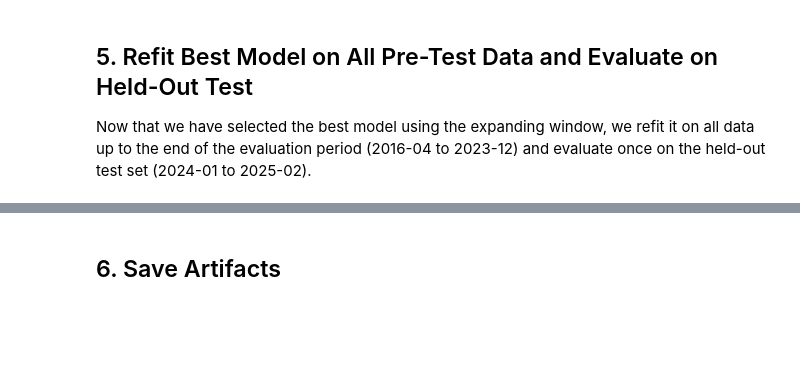
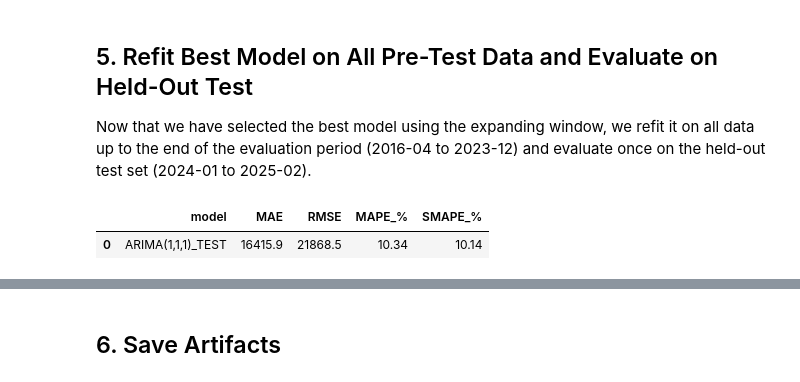
Before and after one commit to amschiltz/healthcare-demand-forecasting-bd, a Jupyter notebook: notebooks/0.2-ams-preprocessing-modeling.ipynb, the cells around one changed output, grey strips where cells are left out. Saved outputs shown, nothing was run; the diff lists cells and outputs as text; code cells hidden in the pictures; blank space fills up the shorter version.

```diff
--- a/notebooks/0.2-ams-preprocessing-modeling.ipynb
+++ b/notebooks/0.2-ams-preprocessing-modeling.ipynb
@@ -310,41 +386,63 @@ Now that we have selected the best model using the expanding window,
 we refit it on all data up to the end of the evaluation period (2016-04 to 2023-12)
 and evaluate once on the held-out test set (2024-01 to 2025-02).
 # %%
-y_train_val = y.loc[:eval_end]
+# Final refit using training + evaluation period
+y_train_val_raw = y_raw.loc[:eval_end]
+y_test_raw = y_raw.loc[test_start:]
 
 if best_model_name == "SeasonalNaive(12)":
-    history = y_train_val.copy()
+    history = y_train_val_raw.copy()
     preds = []
-    for dt in y_test.index:
+
+    for dt in y_test_raw.index:
         ref_date = dt - pd.DateOffset(months=12)
         pred = history.loc[ref_date] if ref_date in history.index else history.iloc[-1]
+
         preds.append(pred)
-        history.loc[dt] = y_test.loc[dt]
-    y_pred_test = pd.Series(preds, index=y_test.index, name="best_model_forecast")
+        history.loc[dt] = y_test_raw.loc[dt]
+
+    y_pred_test = pd.Series(preds, index=y_test_raw.index, name="best_model_forecast")
 
 elif best_model_name == "ETS_Additive":
     best_fit = ExponentialSmoothing(
-        y_train_val,
+        y_train_val_raw,
         trend="add",
         damped_trend=True,
         seasonal="add",
         seasonal_periods=12,
         initialization_method="estimated"
     ).fit(optimized=True)
-    y_pred_test = best_fit.forecast(len(y_test))
-    y_pred_test.index = y_test.index
+
+    y_pred_test = best_fit.forecast(len(y_test_raw))
+    y_pred_test.index = y_test_raw.index
+    y_pred_test.name = "best_model_forecast"
 
 else:
-    y_train_val_log = np.log1p(y_train_val)
+    y_train_val_log = np.log1p(y_train_val_raw)
+
     best_fit = SARIMAX(
         y_train_val_log,
         order=best_sarima_order,
         seasonal_order=best_sarima_seasonal,
         enforce_stationarity=False,
         enforce_invertibility=False
     ).fit(disp=False)
-    y_fc_log = best_fit.get_forecast(steps=len(y_test)).predicted_mean
-    y_pred_test = pd.Series(np.expm1(y_fc_log.values), index=y_test.index, name="best_model_forecast")
 
-test_metrics_df = evaluate_forecast(y_test, y_pred_test, f"{best_model_name}_TEST")
+    y_fc_log = best_fit.get_forecast(steps=len(y_test_raw)).predicted_mean
+
+    y_pred_test = pd.Series(
+        np.expm1(y_fc_log.values),
+        index=y_test_raw.index,
+        name="best_model_forecast"
+    )
+
+test_metrics_df = evaluate_forecast(
+    y_test_raw,
+    y_pred_test,
+    f"{best_model_name}_TEST"
+)
+
 display(test_metrics_df)
+# %% [output]
+|  | model | MAE | RMSE | MAPE_% | SMAPE_% |
+| 0 | ARIMA(1,1,1)_TEST | 16415.9 | 21868.5 | 10.34 | 10.14 |
```
Also changed, not shown: parts of 9 cells of this notebook, 2 other files.
